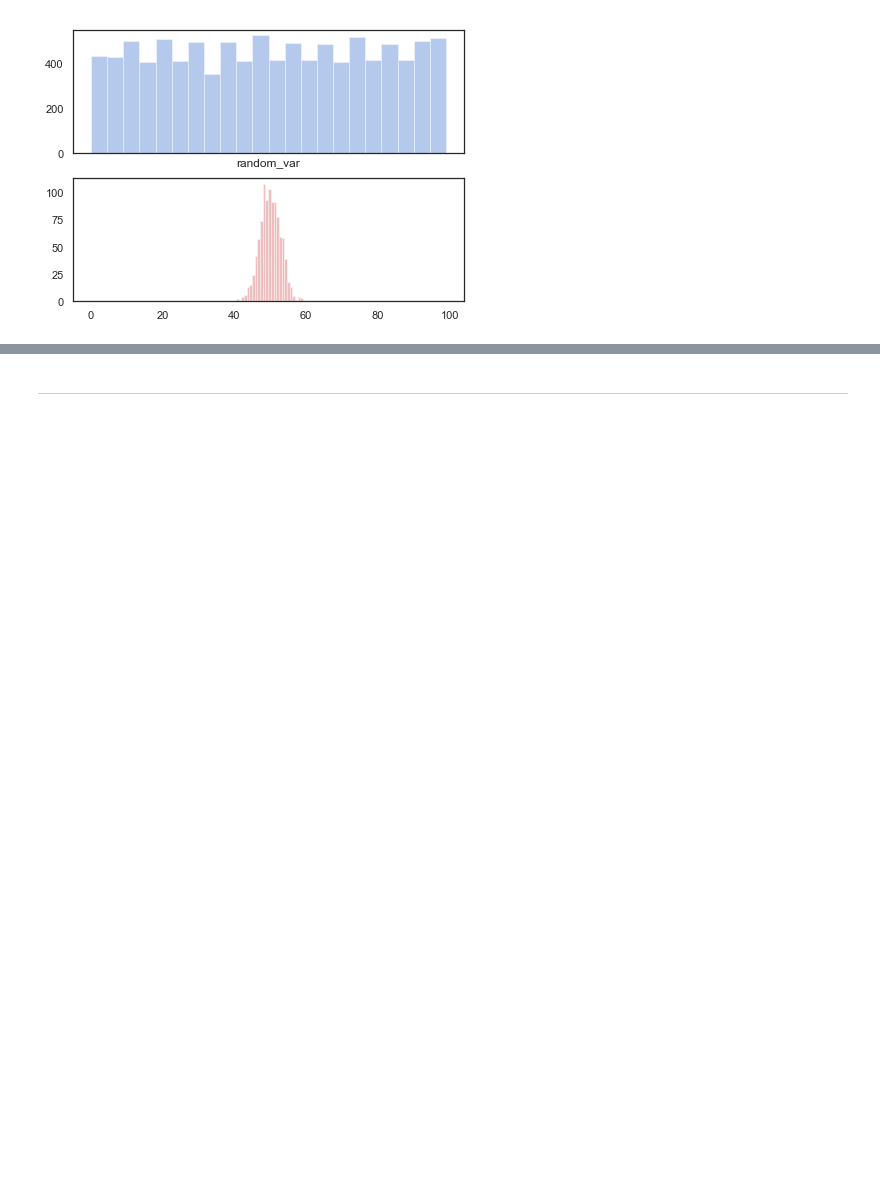
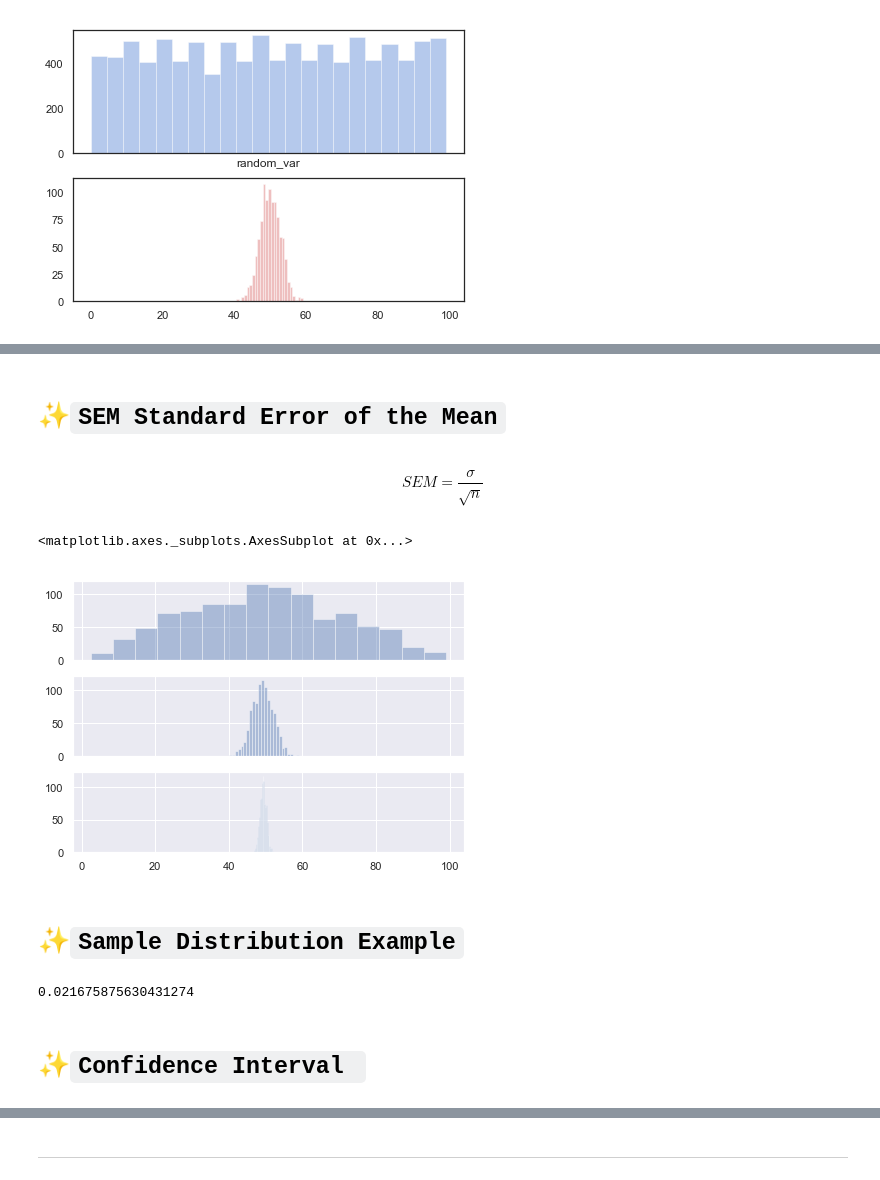
Before and after one commit to Randallzoeng/StatisticsInference, a Jupyter notebook: 🔰PracticeOnStat.ipynb, the cells around one changed output, grey strips where cells are left out. Saved outputs shown, nothing was run; the diff lists cells and outputs as text; code cells hidden in the pictures; blank space fills up the shorter version.

```diff
--- a/🔰PracticeOnStat.ipynb
+++ b/🔰PracticeOnStat.ipynb
@@ -459,0 +463,41 @@ sns.distplot(sample_mean, kde=False, color="r", ax=ax2)
+# %% [markdown]
+# ✨`SEM Standard Error of the Mean`
+# %% [markdown]
+$$SEM = \frac{\sigma}{\sqrt{n}}$$
+# %%
+# *********************************#
+# rd = np.random.RandomState(42)
+# rd.randint(0,100,size=100)
+# *********************************#
+
+np.random.seed(42)
+X = pd.DataFrame(np.random.randint(0,100,size=10000),columns=['rd_var'])
+sample_mean_2 = []
+for i in range(1000):
+    sample_mean_2.append(X.sample(2).rd_var.mean())
+
+sample_mean_100 = []
+for i in range(1000):
+    sample_mean_100.append(X.sample(100).rd_var.mean())
+
+sample_mean_1000 = []
+for i in range(1000):
+    sample_mean_1000.append(X.sample(1000).rd_var.mean())
+
+f, (ax1, ax2, ax3) = plt.subplots(3, 1, figsize=(7, 5), sharex=True)
+sns.distplot(sample_mean_2,kde=False,color='b',ax=ax1)
+sns.distplot(sample_mean_100,kde=False,color='b',ax=ax2)
+sns.distplot(sample_mean_1000,kde=False,color='b',ax=ax3)
+# %% [output]
+<matplotlib.axes._subplots.AxesSubplot at 0x...>
+[figure, added]
+# %% [markdown]
+# ✨`Sample Distribution Example`
+# %%
+sam_std = 0.7/50**0.5
+
+1- scipy_stats.norm.cdf(2.2,loc=2.0,scale=sam_std)
+# %% [output]
+0.021675875630431274
+# %% [markdown]
+# ✨`Confidence Interval `
```
Also changed, not shown: parts of 10 cells of this notebook.
